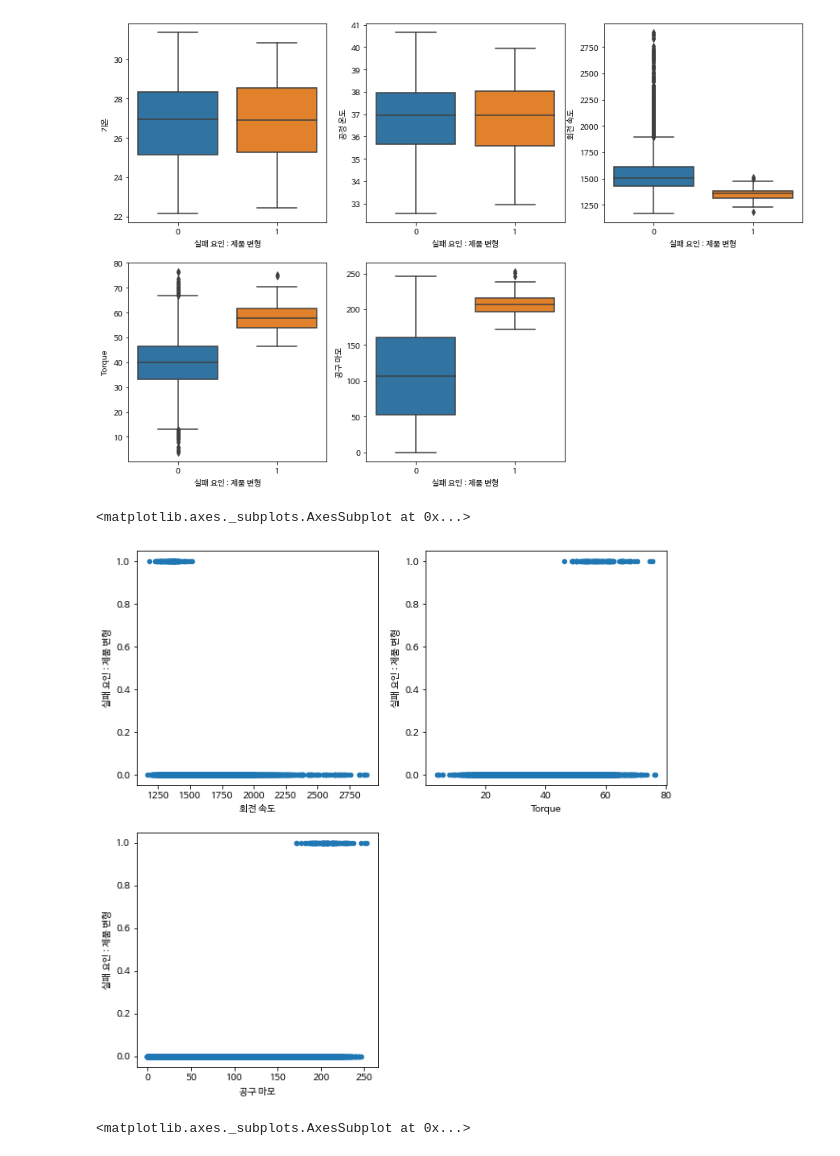
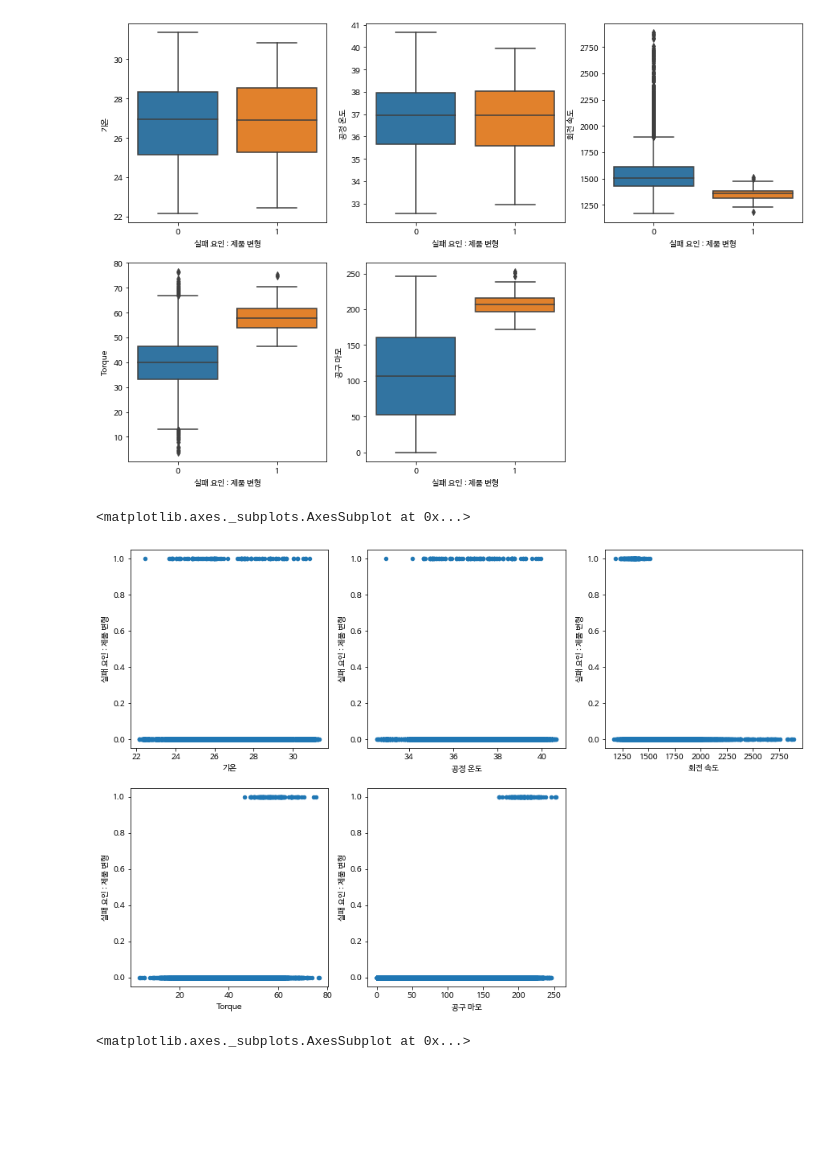
Before and after one commit to cesong2/Display-Sensor, a Jupyter notebook: Predictive_Maintenance2.ipynb, the cells around one changed output. Saved outputs shown, nothing was run; the diff lists cells and outputs as text; code cells hidden in the pictures; blank space fills up the shorter version.

```diff
--- a/Predictive_Maintenance2.ipynb
+++ b/Predictive_Maintenance2.ipynb
@@ -320,18 +322,22 @@ sns.boxplot(x='실패 요인 : 제품 변형', y='공구 마모', data=df, ax=ax
 <matplotlib.axes._subplots.AxesSubplot at 0x...>
 [figure]
 # %%
-fig = plt.figure(figsize=(10,10))
+fig = plt.figure(figsize=(15,10))
 
-ax1=fig.add_subplot(2,2,1)
-ax2=fig.add_subplot(2,2,2)
-ax3=fig.add_subplot(2,2,3)
+ax1=fig.add_subplot(2,3,1)
+ax2=fig.add_subplot(2,3,2)
+ax3=fig.add_subplot(2,3,3)
+ax4=fig.add_subplot(2,3,4)
+ax5=fig.add_subplot(2,3,5)
 
-df.plot(x='회전 속도', y='실패 요인 : 제품 변형', kind='scatter', ax=ax1)
-df.plot(x='Torque', y='실패 요인 : 제품 변형', kind='scatter', ax=ax2)
-df.plot(x='공구 마모', y='실패 요인 : 제품 변형', kind='scatter', ax=ax3)
+df.plot(x='기온', y='실패 요인 : 제품 변형', kind='scatter', ax=ax1)
+df.plot(x='공정 온도', y='실패 요인 : 제품 변형', kind='scatter', ax=ax2)
+df.plot(x='회전 속도', y='실패 요인 : 제품 변형', kind='scatter', ax=ax3)
+df.plot(x='Torque', y='실패 요인 : 제품 변형', kind='scatter', ax=ax4)
+df.plot(x='공구 마모', y='실패 요인 : 제품 변형', kind='scatter', ax=ax5)
 # %% [output]
 <matplotlib.axes._subplots.AxesSubplot at 0x...>
-[figure, old version]
+[figure, new version]
 # %%
 # 각 변수들과 '실패 요인 : 전력 이상'과의 상관관계 비교
 fig = plt.figure(figsize=(15,10))
```
Also changed, not shown: parts of 6 cells of this notebook.
